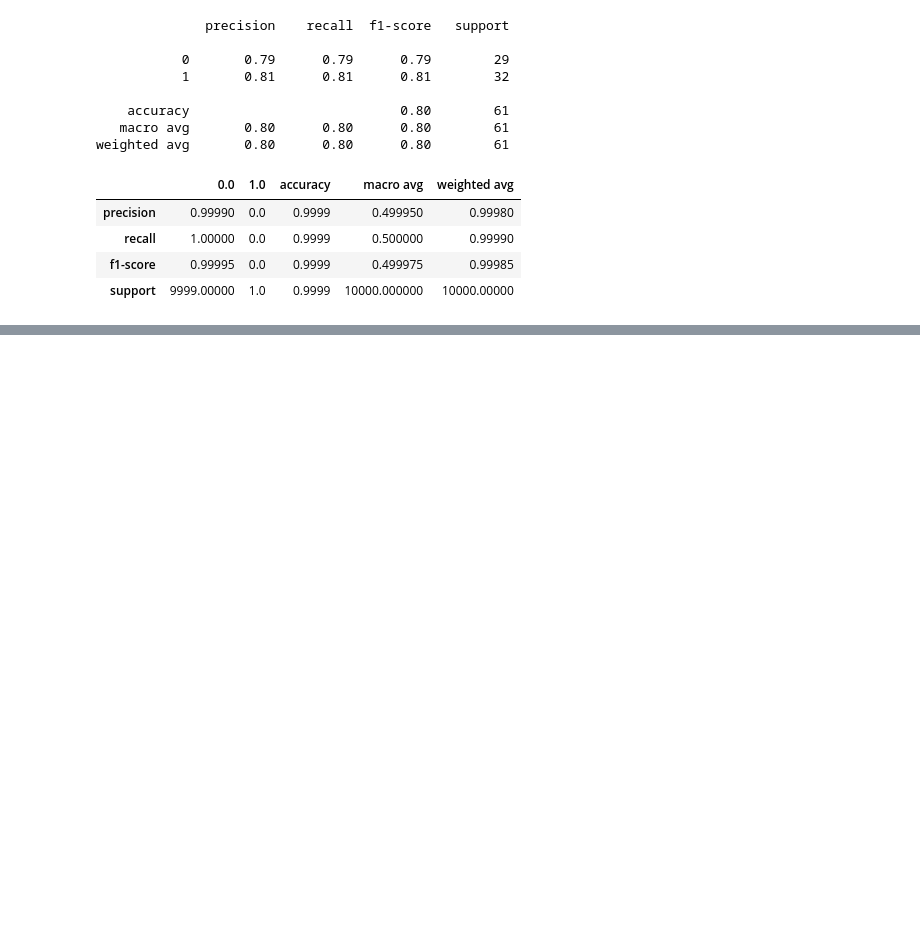
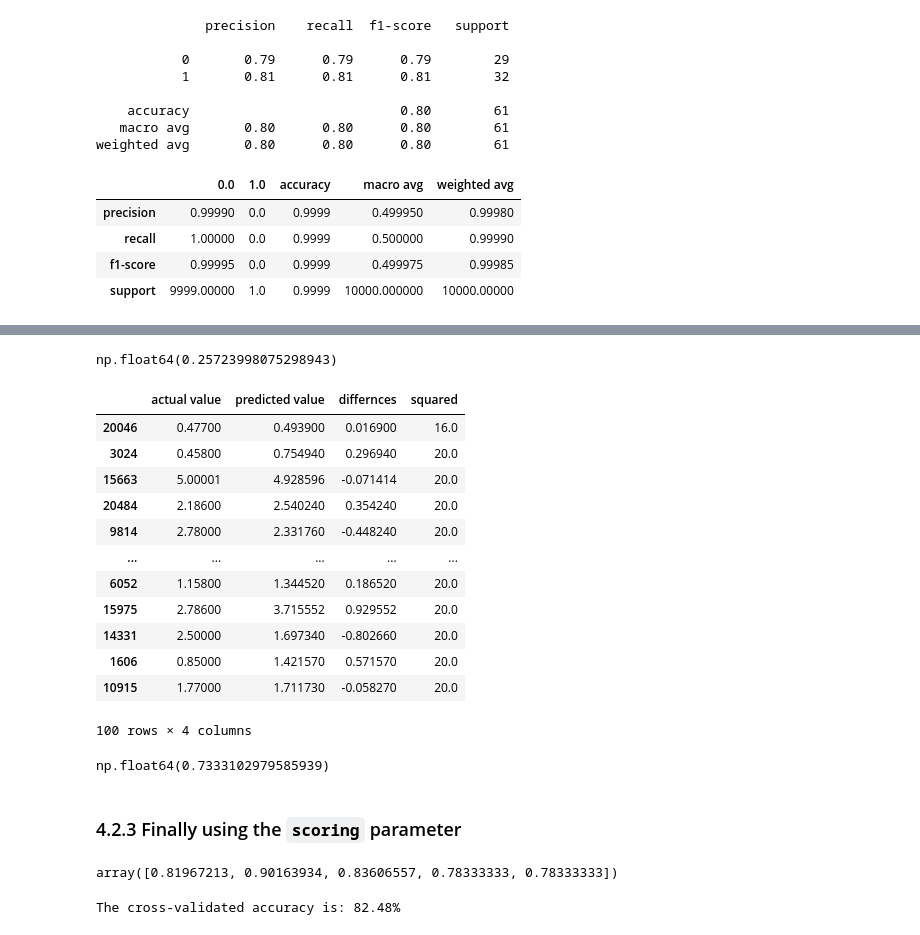
Before and after one commit to WassimMgg/Scikit-Learn_Library, a Jupyter notebook: Scikit-learn_Library.ipynb, the cells around one changed output, grey strips where cells are left out. Drawn from its saved outputs; the diff is of its cells as text; code cells hidden in the pictures; blank space fills up the shorter version.

Commit message:
Learn how to Evaluate a regression Model (R2 Score, MAE, MSE), Evaluate a model with cross validation and scoring parameter and evaluate a model with scikit-learn functions

```diff
--- a/Scikit-learn_Library.ipynb
+++ b/Scikit-learn_Library.ipynb
@@ -1370,0 +1474,6 @@ pd.DataFrame(classification_report(disease_true, disease_preds, output_dict= Tru
+# %%
+from sklearn.metrics import mean_squared_error
+
+y_preds = model.predict(X_test)
+mse = mean_squared_error(y_test, y_preds)
+mse
@@ -1370,0 +1482,7 @@ pd.DataFrame(classification_report(disease_true, disease_preds, output_dict= Tru
+# %%
+# Calculate MSE by hand
+df = pd.DataFrame(data= {"actual value": y_test,
+                         "predicted value": y_preds})
+df["differnces"] = df["predicted value"] - df["actual value"]
+df["squared"] = np.power(df.differnces, 2)
+df.head()
@@ -1370,0 +1501,4 @@ pd.DataFrame(classification_report(disease_true, disease_preds, output_dict= Tru
+# %%
+df_large_error = df.copy()
+df_large_error.loc[df_large_error.index[0], 'squared'] = 16
+df_large_error.head()
@@ -1370,0 +1512,29 @@ pd.DataFrame(classification_report(disease_true, disease_preds, output_dict= Tru
+# %%
+df_large_error["squared"].mean()
+# %% [output]
+np.float64(0.25723998075298943)
+# %%
+# Calculate MSE with large error
+df_large_error.loc[df_large_error.index[1:100], 'squared'] = 20
+# %%
+df_large_error.head(100)
+# %% [output]
+|  | actual value | predicted value | differnces | squared |
+| 20046 | 0.47700 | 0.493900 | 0.016900 | 16.0 |
+| 3024 | 0.45800 | 0.754940 | 0.296940 | 20.0 |
+| 15663 | 5.00001 | 4.928596 | -0.071414 | 20.0 |
+| 20484 | 2.18600 | 2.540240 | 0.354240 | 20.0 |
+| 9814 | 2.78000 | 2.331760 | -0.448240 | 20.0 |
+| ... | ... | ... | ... | ... |
+| 6052 | 1.15800 | 1.344520 | 0.186520 | 20.0 |
+| 15975 | 2.78600 | 3.715552 | 0.929552 | 20.0 |
+| 14331 | 2.50000 | 1.697340 | -0.802660 | 20.0 |
+| 1606 | 0.85000 | 1.421570 | 0.571570 | 20.0 |
+| 10915 | 1.77000 | 1.711730 | -0.058270 | 20.0 |
+100 rows × 4 columns
+# %%
+df_large_error.squared.mean()
+# %% [output]
+np.float64(0.7333102979585939)
+# %% [markdown]
+### 4.2.3 Finally using the `scoring` parameter
@@ -1370,0 +1551,13 @@ pd.DataFrame(classification_report(disease_true, disease_preds, output_dict= Tru
+# %%
+np.random.seed(42)
+
+# Cross-validation accuracy
+cv_acc = cross_val_score(clf ,X ,y, cv = 5, scoring = None) # if scoring= None, estimator's default scoring evaluation metrics is used(accuracy for classification models)
+cv_acc
+# %% [output]
+array([0.81967213, 0.90163934, 0.83606557, 0.78333333, 0.78333333])
+# %%
+# Cross_validated accuracy
+print(f"The cross-validated accuracy is: {np.mean(cv_acc) * 100:.2f}%")
+# %% [output]
+The cross-validated accuracy is: 82.48%
```
Also changed, not shown: parts of 42 cells of this notebook.
